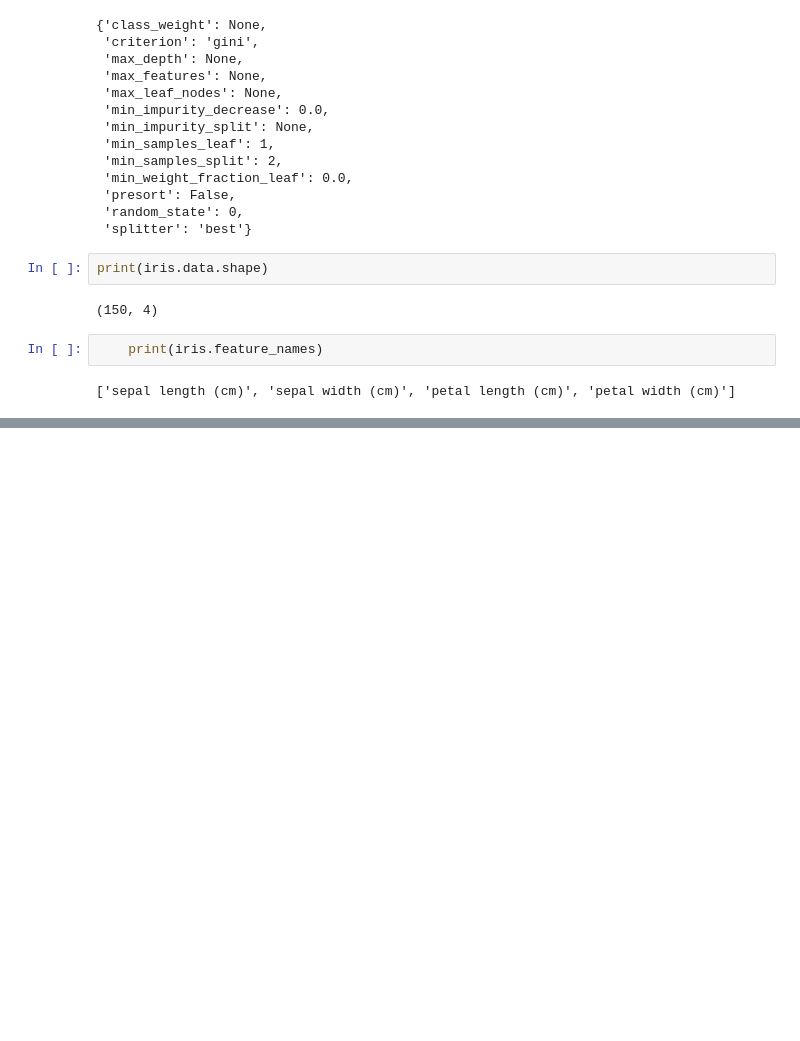
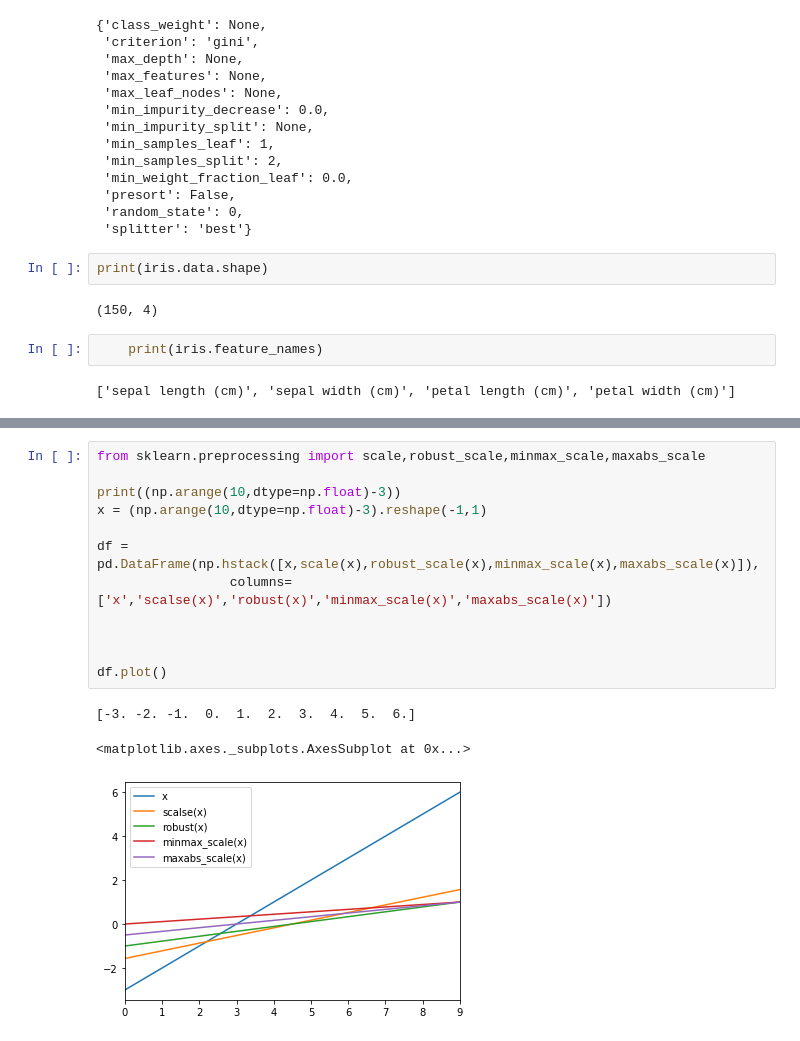
Before and after one commit to choisawyou/learnPython, a Jupyter notebook: 0114 RV.ipynb, the cells around one changed output, grey strips where cells are left out. Cells and saved outputs as stored; diff of their text form; blank space fills up the shorter version.

```diff
--- a/0114 RV.ipynb
+++ b/0114 RV.ipynb
@@ -230,0 +275,16 @@ TREE계열에서 중요한것 :  1시각화 2. 변수중요도 ( DT뻬고)
+# %%
+from sklearn.preprocessing import scale,robust_scale,minmax_scale,maxabs_scale
+
+print((np.arange(10,dtype=np.float)-3))
+x = (np.arange(10,dtype=np.float)-3).reshape(-1,1)
+
+df = pd.DataFrame(np.hstack([x,scale(x),robust_scale(x),minmax_scale(x),maxabs_scale(x)]),
+                 columns=['x','scalse(x)','robust(x)','minmax_scale(x)','maxabs_scale(x)'])
+
+
+
+df.plot()
+# %% [output]
+[-3. -2. -1.  0.  1.  2.  3.  4.  5.  6.]
+<matplotlib.axes._subplots.AxesSubplot at 0x...>
+[figure, added]
```
Also changed, not shown: parts of 63 cells of this notebook, 1 other file.
